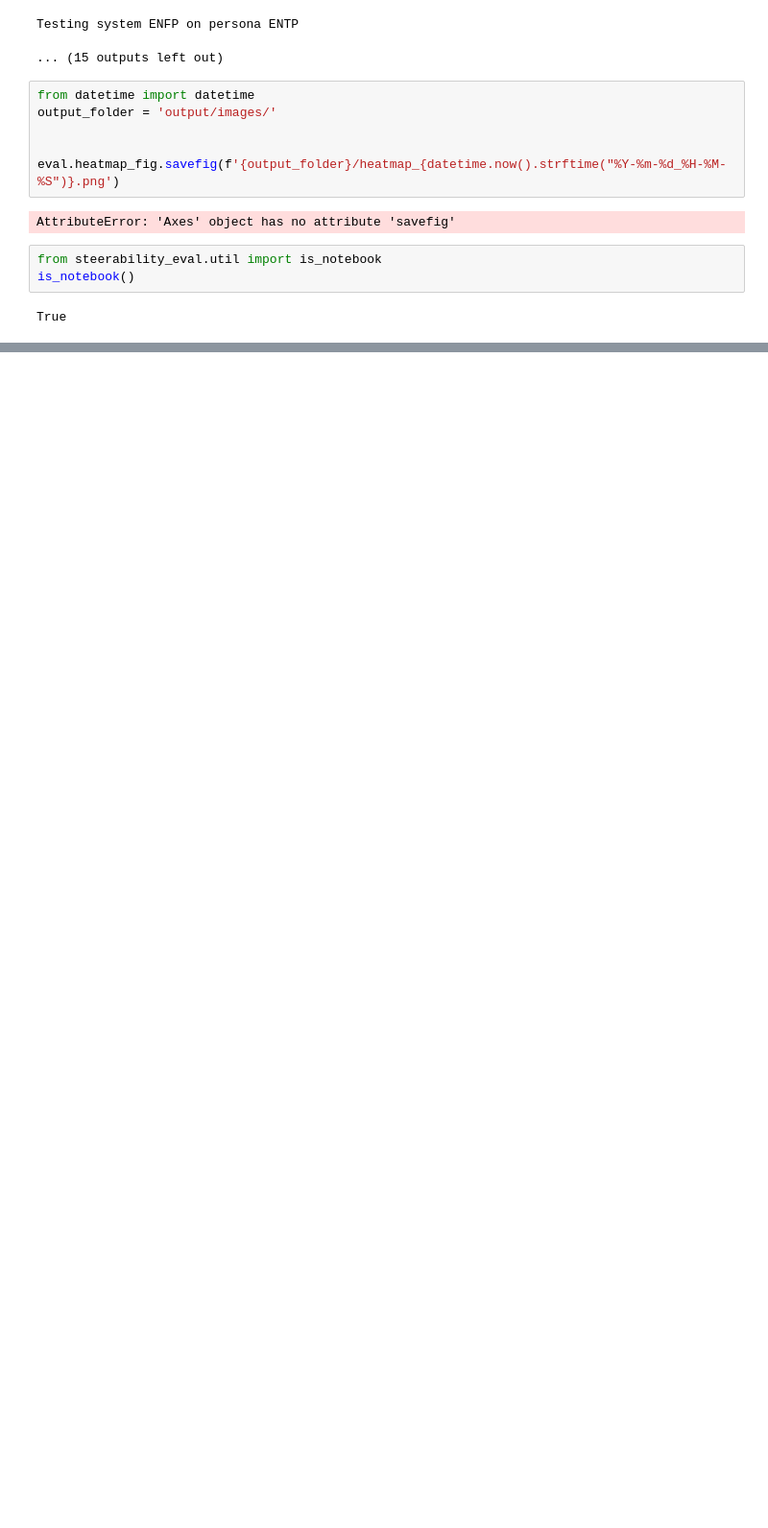
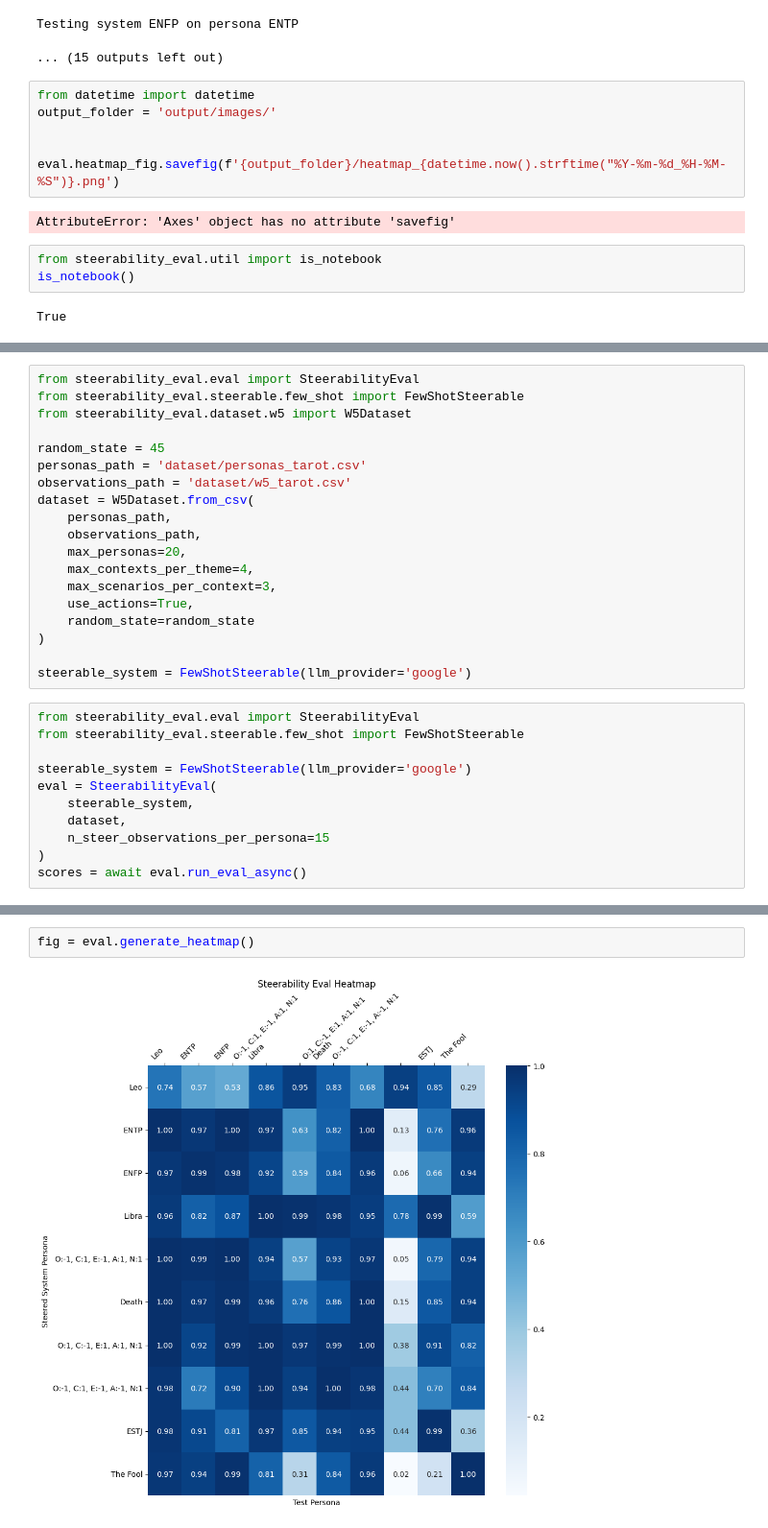
Before and after one commit to plastic-labs/steerability-eval, a Jupyter notebook: notebooks/steerability_eval.ipynb, the cells around one changed output, grey strips where cells are left out. Shown at 96% size. Cells and saved outputs as stored; diff of their text form; blank space fills up the shorter version.

Commit message:
Implement basic scorer

```diff
--- a/notebooks/steerability_eval.ipynb
+++ b/notebooks/steerability_eval.ipynb
@@ -830,0 +908,30 @@ AttributeError: 'SteerabilityEval' object has no attribute 'save_heatmap'
+# %%
+from steerability_eval.eval import SteerabilityEval
+from steerability_eval.steerable.few_shot import FewShotSteerable
+from steerability_eval.dataset.w5 import W5Dataset
+
+random_state = 45
+personas_path = 'dataset/personas_tarot.csv'
+observations_path = 'dataset/w5_tarot.csv'
+dataset = W5Dataset.from_csv(
+    personas_path,
+    observations_path,
+    max_personas=20,
+    max_contexts_per_theme=4,
+    max_scenarios_per_context=3,
+    use_actions=True,
+    random_state=random_state
+)
+
+steerable_system = FewShotSteerable(llm_provider='google')
+# %%
+from steerability_eval.eval import SteerabilityEval
+from steerability_eval.steerable.few_shot import FewShotSteerable
+
+steerable_system = FewShotSteerable(llm_provider='google')
+eval = SteerabilityEval(
+    steerable_system,
+    dataset,
+    n_steer_observations_per_persona=15
+)
+scores = await eval.run_eval_async()
@@ -830,0 +976,4 @@ AttributeError: 'SteerabilityEval' object has no attribute 'save_heatmap'
+# %%
+fig = eval.generate_heatmap()
+# %% [output]
+[figure, added]
```
Also changed, not shown: parts of 37 cells of this notebook, 5 other files.
